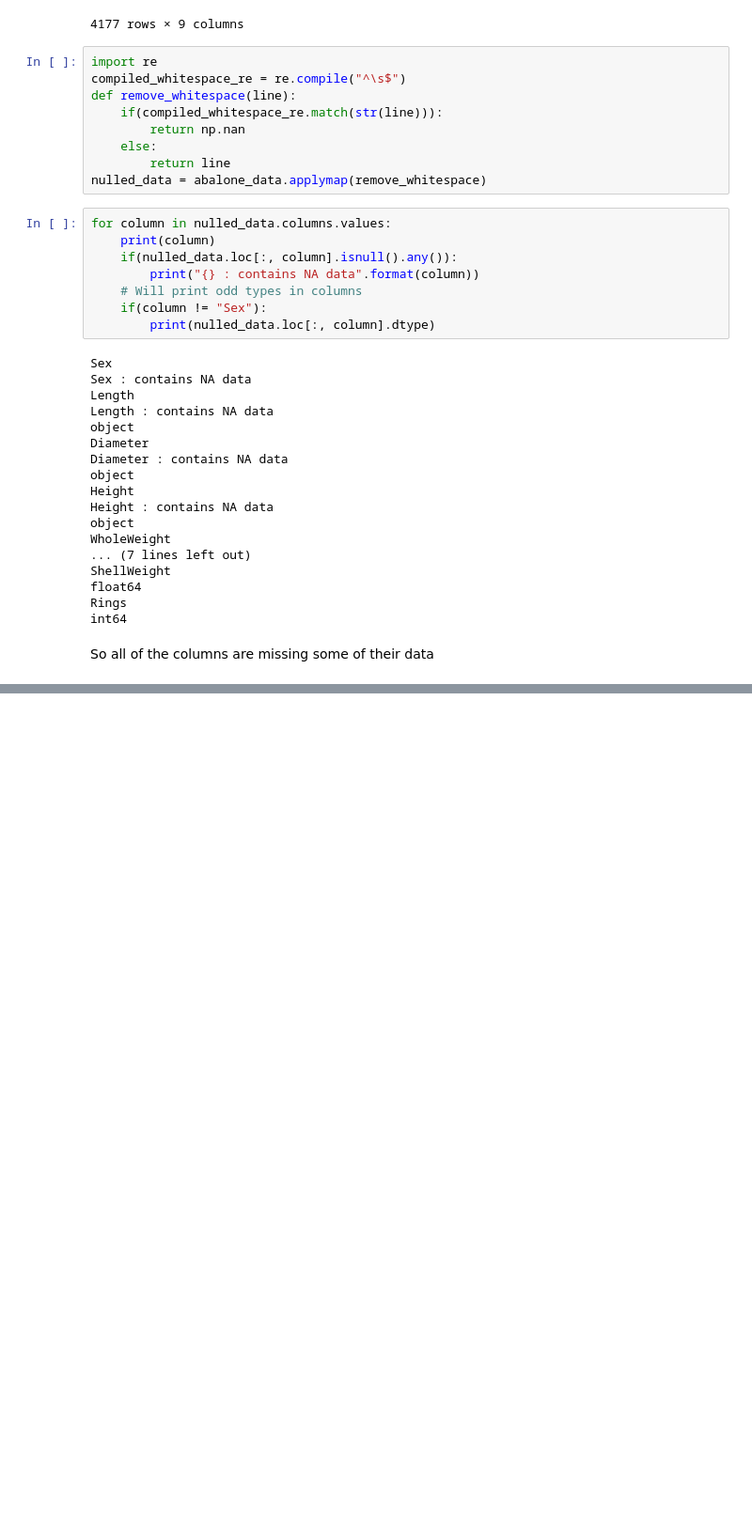
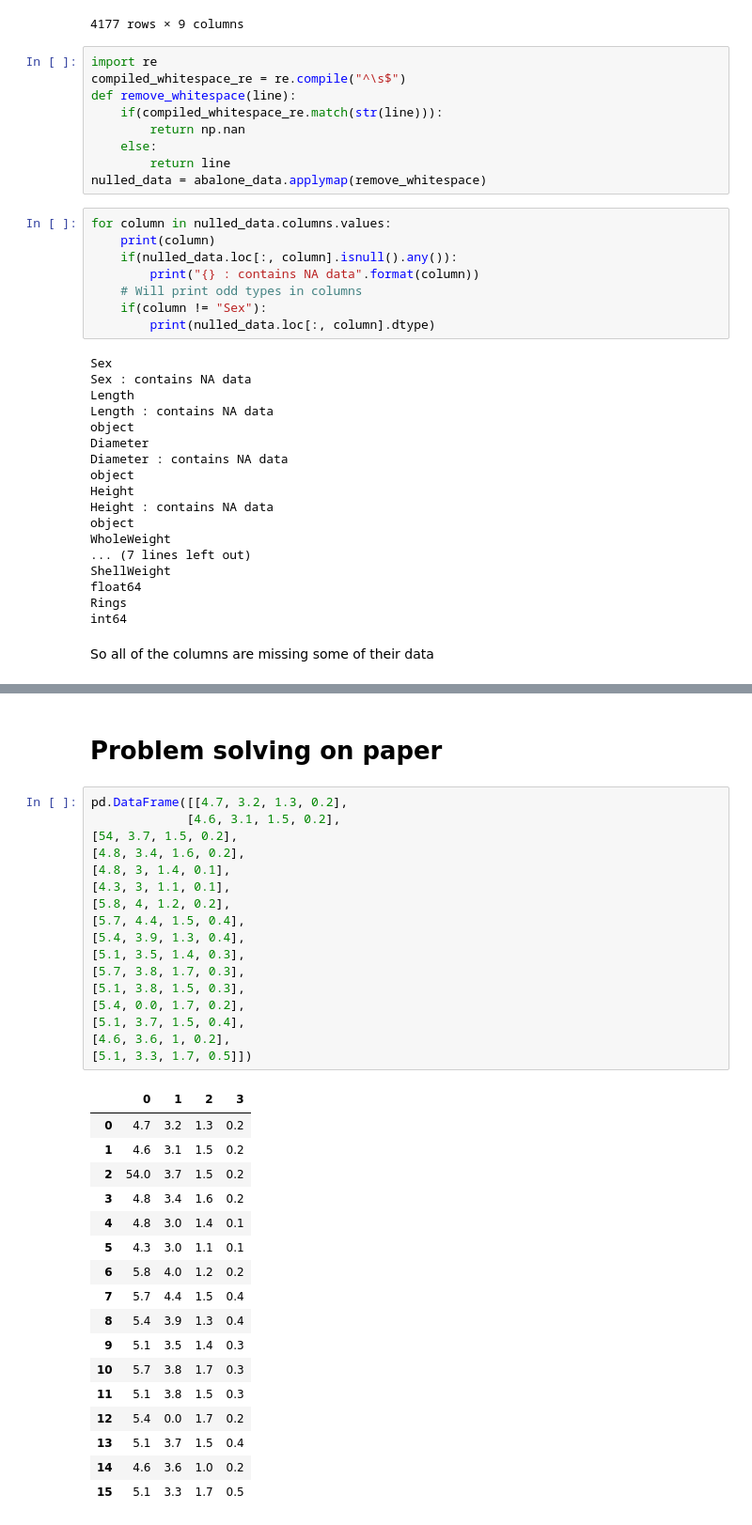
Before and after one commit to sora4222/MachineLearningDeakin, a Jupyter notebook: Week 3 Practical/216020344_Week_3_Problem Solving Tasks.ipynb, the cells around one changed output, grey strips where cells are left out. Shown: that part at 94% size. Drawn from its saved outputs; the diff is of its cells as text; blank space fills up the shorter version.

```diff
--- a/Week 3 Practical/216020344_Week_3_Problem Solving Tasks.ipynb
+++ b/Week 3 Practical/216020344_Week_3_Problem Solving Tasks.ipynb
@@ -129,0 +148,37 @@ cleaned_data.loc[:, "Length"] = cleaned_data.loc[:, "Length"].map(lambda x: x if
+# %% [markdown]
+# Problem solving on paper
+# %%
+pd.DataFrame([[4.7, 3.2, 1.3, 0.2],
+             [4.6, 3.1, 1.5, 0.2],
+[54, 3.7, 1.5, 0.2],
+[4.8, 3.4, 1.6, 0.2],
+[4.8, 3, 1.4, 0.1],
+[4.3, 3, 1.1, 0.1],
+[5.8, 4, 1.2, 0.2],
+[5.7, 4.4, 1.5, 0.4],
+[5.4, 3.9, 1.3, 0.4],
+[5.1, 3.5, 1.4, 0.3],
+[5.7, 3.8, 1.7, 0.3],
+[5.1, 3.8, 1.5, 0.3],
+[5.4, 0.0, 1.7, 0.2],
+[5.1, 3.7, 1.5, 0.4],
+[4.6, 3.6, 1, 0.2],
+[5.1, 3.3, 1.7, 0.5]])
+# %% [output]
+|  | 0 | 1 | 2 | 3 |
+| 0 | 4.7 | 3.2 | 1.3 | 0.2 |
+| 1 | 4.6 | 3.1 | 1.5 | 0.2 |
+| 2 | 54.0 | 3.7 | 1.5 | 0.2 |
+| 3 | 4.8 | 3.4 | 1.6 | 0.2 |
+| 4 | 4.8 | 3.0 | 1.4 | 0.1 |
+| 5 | 4.3 | 3.0 | 1.1 | 0.1 |
+| 6 | 5.8 | 4.0 | 1.2 | 0.2 |
+| 7 | 5.7 | 4.4 | 1.5 | 0.4 |
+| 8 | 5.4 | 3.9 | 1.3 | 0.4 |
+| 9 | 5.1 | 3.5 | 1.4 | 0.3 |
+| 10 | 5.7 | 3.8 | 1.7 | 0.3 |
+| 11 | 5.1 | 3.8 | 1.5 | 0.3 |
+| 12 | 5.4 | 0.0 | 1.7 | 0.2 |
+| 13 | 5.1 | 3.7 | 1.5 | 0.4 |
+| 14 | 4.6 | 3.6 | 1.0 | 0.2 |
+| 15 | 5.1 | 3.3 | 1.7 | 0.5 |
```
Also changed, not shown: parts of 3 cells of this notebook.
